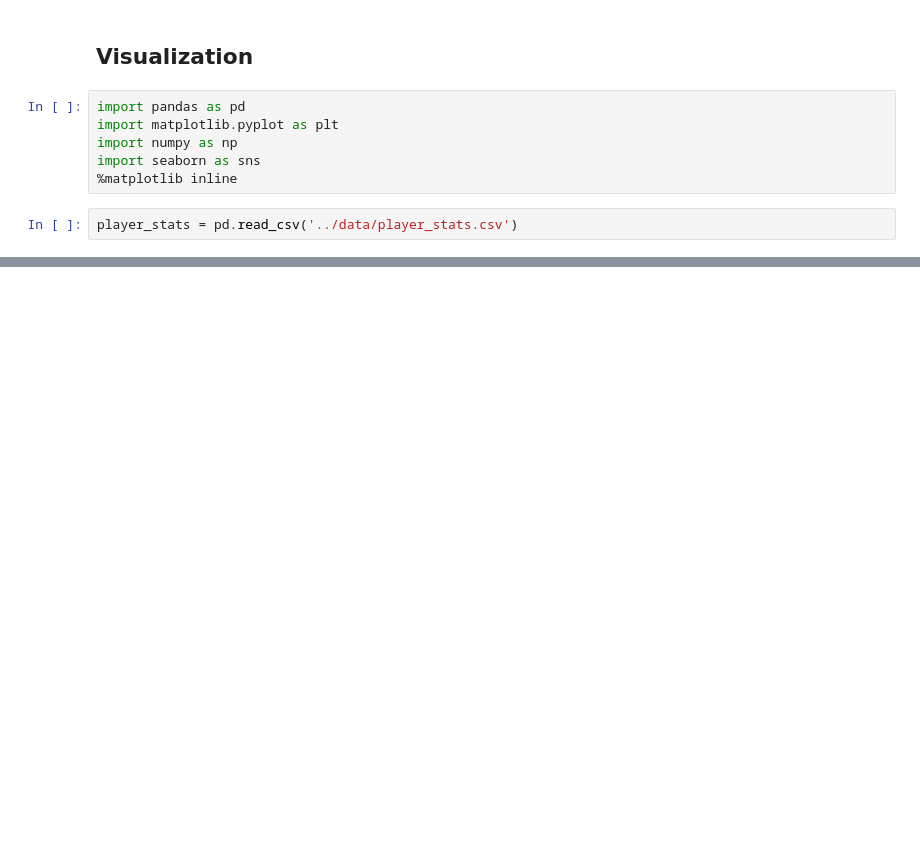
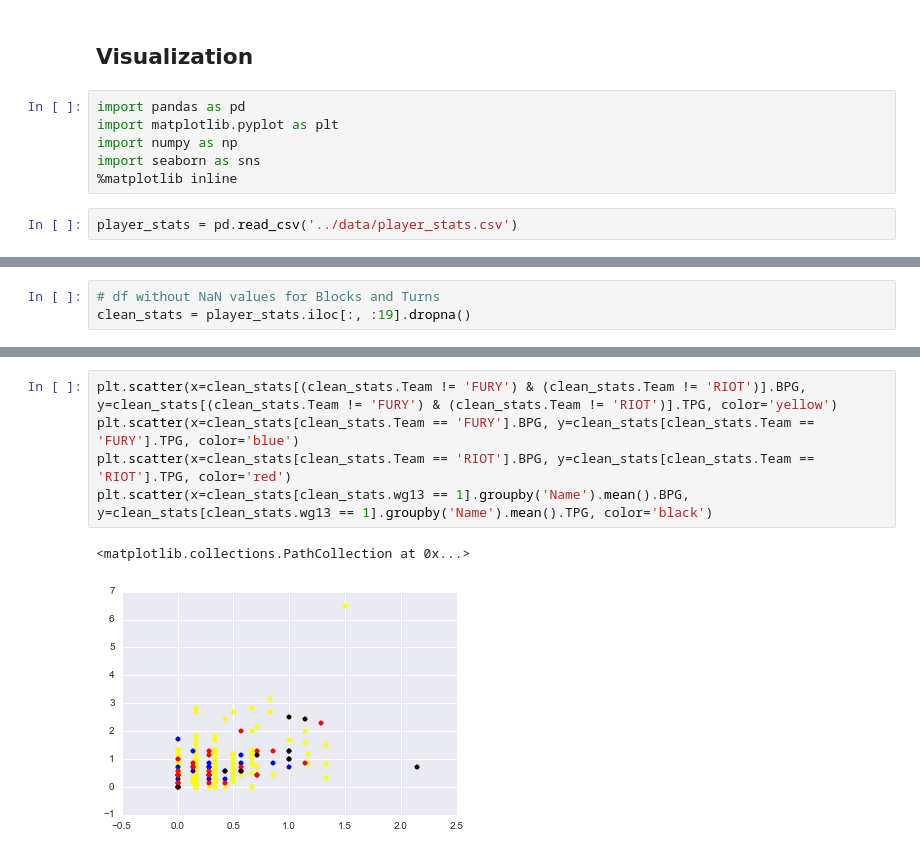
Before and after one commit to octaviaaris/ga_hw, a Jupyter notebook: FinalProject/notebooks/ultimate_stats_visualizations.ipynb, the cells around one changed output, grey strips where cells are left out. Cells and saved outputs as stored; diff of their text form; blank space fills up the shorter version.

```diff
--- a/FinalProject/notebooks/ultimate_stats_visualizations.ipynb
+++ b/FinalProject/notebooks/ultimate_stats_visualizations.ipynb
@@ -39,0 +91,3 @@ us_stats.plot(kind='scatter', x='Goal', y='Assist', c='Team_Num', colormap='Acce
+# %%
+# df without NaN values for Blocks and Turns
+clean_stats = player_stats.iloc[:, :19].dropna()
@@ -39,0 +104,8 @@ us_stats.plot(kind='scatter', x='Goal', y='Assist', c='Team_Num', colormap='Acce
+# %%
+plt.scatter(x=clean_stats[(clean_stats.Team != 'FURY') & (clean_stats.Team != 'RIOT')].BPG, y=clean_stats[(clean_stats.Team != 'FURY') & (clean_stats.Team != 'RIOT')].TPG, color='yellow')
+plt.scatter(x=clean_stats[clean_stats.Team == 'FURY'].BPG, y=clean_stats[clean_stats.Team == 'FURY'].TPG, color='blue')
+plt.scatter(x=clean_stats[clean_stats.Team == 'RIOT'].BPG, y=clean_stats[clean_stats.Team == 'RIOT'].TPG, color='red')
+plt.scatter(x=clean_stats[clean_stats.wg13 == 1].groupby('Name').mean().BPG, y=clean_stats[clean_stats.wg13 == 1].groupby('Name').mean().TPG, color='black')
+# %% [output]
+<matplotlib.collections.PathCollection at 0x...>
+[figure, added]
```
Also changed, not shown: parts of 34 cells of this notebook, 13 other files.
